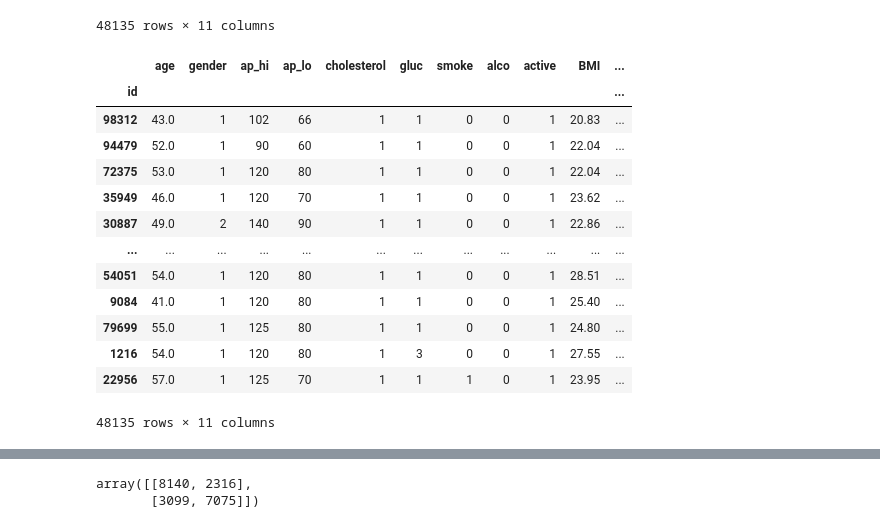
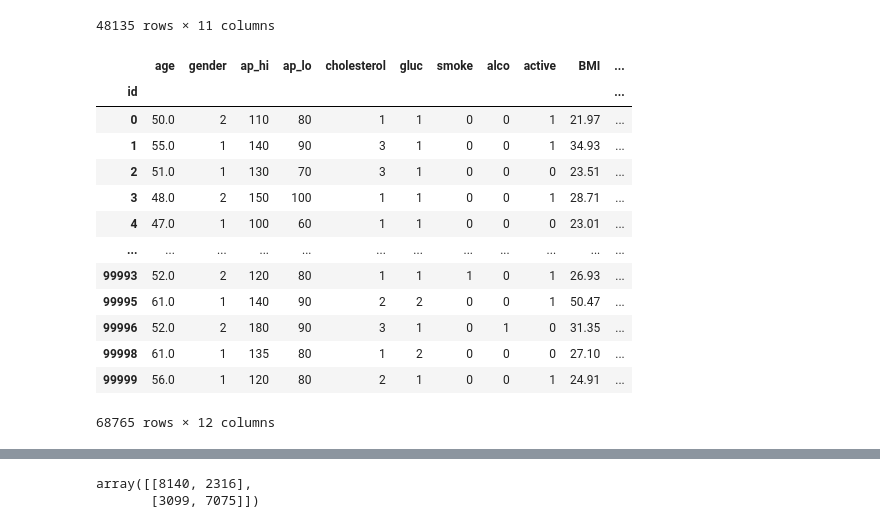
Before and after one commit to mannpadhiar/Cardiovascular-Disease-Prediction, a Jupyter notebook: heart_project.ipynb, the cells around one changed output, grey strips where cells are left out. Saved outputs shown, nothing was run; the diff lists cells and outputs as text; code cells hidden in the pictures.

```diff
--- a/heart_project.ipynb
+++ b/heart_project.ipynb
@@ -294,20 +308,42 @@ X_train
 # y_pred = grid.predict(X_test_trf)
 
 # accuracy_score(y_pred,y_test)
-# %%
-X_train
-# %% [output]
-|  | age | gender | ap_hi | ap_lo | cholesterol | gluc | smoke | alco | active | BMI | ... |
-| id |  |  |  |  |  |  |  |  |  |  | ... |
-| 98312 | 43.0 | 1 | 102 | 66 | 1 | 1 | 0 | 0 | 1 | 20.83 | ... |
-| 94479 | 52.0 | 1 | 90 | 60 | 1 | 1 | 0 | 0 | 1 | 22.04 | ... |
-| 72375 | 53.0 | 1 | 120 | 80 | 1 | 1 | 0 | 0 | 1 | 22.04 | ... |
-| 35949 | 46.0 | 1 | 120 | 70 | 1 | 1 | 0 | 0 | 1 | 23.62 | ... |
-| 30887 | 49.0 | 2 | 140 | 90 | 1 | 1 | 0 | 0 | 1 | 22.86 | ... |
-| ... | ... | ... | ... | ... | ... | ... | ... | ... | ... | ... | ... |
-| 54051 | 54.0 | 1 | 120 | 80 | 1 | 1 | 0 | 0 | 1 | 28.51 | ... |
-| 9084 | 41.0 | 1 | 120 | 80 | 1 | 1 | 0 | 0 | 1 | 25.40 | ... |
-| 79699 | 55.0 | 1 | 125 | 80 | 1 | 1 | 0 | 0 | 1 | 24.80 | ... |
-| 1216 | 54.0 | 1 | 120 | 80 | 1 | 3 | 0 | 0 | 1 | 27.55 | ... |
-| 22956 | 57.0 | 1 | 125 | 70 | 1 | 1 | 1 | 0 | 1 | 23.95 | ... |
-48135 rows × 11 columns
+# %%
+from sklearn.compose import ColumnTransformer
+from sklearn.preprocessing import StandardScaler,OneHotEncoder
+scaled_cols = ['age','BMI','pulse_pressure','ap_hi','ap_lo']
+num_cols = ['age','ap_hi','ap_lo','BMI','pulse_pressure']
+from sklearn.cluster import DBSCAN
+
+transformer = ColumnTransformer(
+    transformers=[
+        ('num_scaler', StandardScaler(), scaled_cols),
+        ('encoder', OneHotEncoder(), num_cols),
+
+    ],
+    remainder='passthrough'
+)
+
+
+X_scaled = transformer.fit_transform(X)
+
+lables = DBSCAN(eps=2.3, min_samples=50,).fit_predict(X_scaled)
+
+X['cluster'] = lables
+
+X
+# %% [output]
+|  | age | gender | ap_hi | ap_lo | cholesterol | gluc | smoke | alco | active | BMI | ... |
+| id |  |  |  |  |  |  |  |  |  |  | ... |
+| 0 | 50.0 | 2 | 110 | 80 | 1 | 1 | 0 | 0 | 1 | 21.97 | ... |
+| 1 | 55.0 | 1 | 140 | 90 | 3 | 1 | 0 | 0 | 1 | 34.93 | ... |
+| 2 | 51.0 | 1 | 130 | 70 | 3 | 1 | 0 | 0 | 0 | 23.51 | ... |
+| 3 | 48.0 | 2 | 150 | 100 | 1 | 1 | 0 | 0 | 1 | 28.71 | ... |
+| 4 | 47.0 | 1 | 100 | 60 | 1 | 1 | 0 | 0 | 0 | 23.01 | ... |
+| ... | ... | ... | ... | ... | ... | ... | ... | ... | ... | ... | ... |
+| 99993 | 52.0 | 2 | 120 | 80 | 1 | 1 | 1 | 0 | 1 | 26.93 | ... |
+| 99995 | 61.0 | 1 | 140 | 90 | 2 | 2 | 0 | 0 | 1 | 50.47 | ... |
+| 99996 | 52.0 | 2 | 180 | 90 | 3 | 1 | 0 | 1 | 0 | 31.35 | ... |
+| 99998 | 61.0 | 1 | 135 | 80 | 1 | 2 | 0 | 0 | 0 | 27.10 | ... |
+| 99999 | 56.0 | 1 | 120 | 80 | 2 | 1 | 0 | 0 | 1 | 24.91 | ... |
+68765 rows × 12 columns
```
Also changed, not shown: parts of 16 cells of this notebook, 1 other file.
